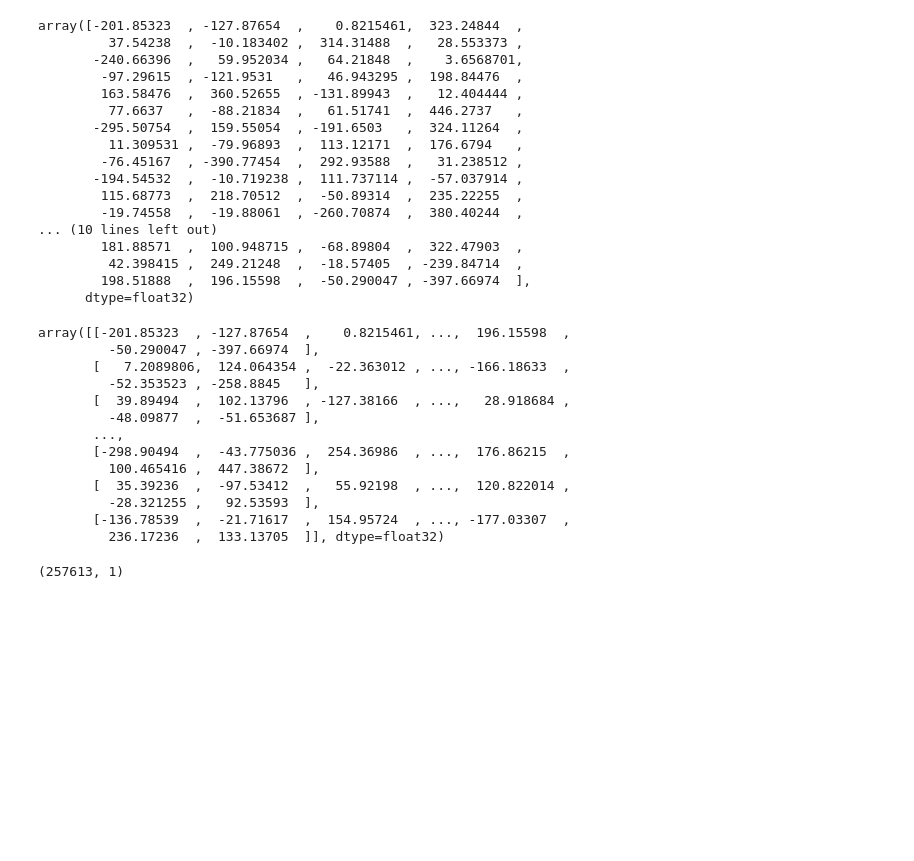
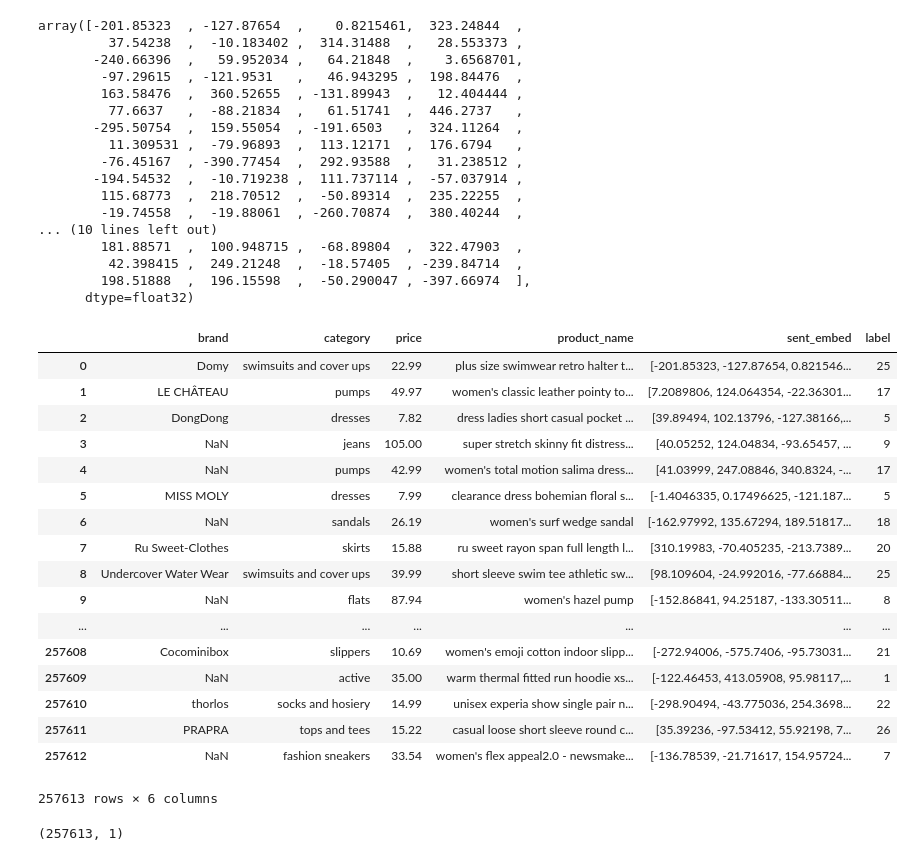
Before and after one commit to spartanrein/ecommerce, a Jupyter notebook: FastText.ipynb, the cells around one changed output. Drawn from its saved outputs; the diff is of its cells as text; code cells hidden in the pictures; blank space fills up the shorter version.

```diff
--- a/FastText.ipynb
+++ b/FastText.ipynb
@@ -7,6 +7,6 @@ import numpy as np
 # %%
 df = pd.read_csv('amazon_embeddings_ver2.csv')
 # %%
-#df.head(10)
+df.shape
 #df.drop(columns = 'Unnamed: 0',inplace = True)
-df.drop(columns = 'sent_embed',inplace =True)
+#df.drop(columns = 'sent_embed',inplace =True)
@@ -25,5 +27,3 @@ for i in set(df.category):
 #concatenate the dataset
 df = pd.concat(l)
 df = df[df.category.notnull()]
-# %%
-df = shuffle(df, random_state = 100)
@@ -141,22 +130,27 @@ from sklearn.neighbors import KNeighborsClassifier
 #Separate Data into X and y:
 X = np.array(df.sent_embed.tolist())
 y = df['label']
-# %%
-X
-# %% [output]
-array([[-201.85323  , -127.87654  ,    0.8215461, ...,  196.15598  ,
-         -50.290047 , -397.66974  ],
-       [   7.2089806,  124.064354 ,  -22.363012 , ..., -166.18633  ,
-         -52.353523 , -258.8845   ],
-       [  39.89494  ,  102.13796  , -127.38166  , ...,   28.918684 ,
-         -48.09877  ,  -51.653687 ],
-       ...,
-       [-298.90494  ,  -43.775036 ,  254.36986  , ...,  176.86215  ,
-         100.465416 ,  447.38672  ],
-       [  35.39236  ,  -97.53412  ,   55.92198  , ...,  120.822014 ,
-         -28.321255 ,   92.53593  ],
-       [-136.78539  ,  -21.71617  ,  154.95724  , ..., -177.03307  ,
-         236.17236  ,  133.13705  ]], dtype=float32)
+# %%
+df
+# %% [output]
+|  | brand | category | price | product_name | sent_embed | label |
+| 0 | Domy | swimsuits and cover ups | 22.99 | plus size swimwear retro halter t... | [-201.85323, -127.87654, 0.821546... | 25 |
+| 1 | LE CHÂTEAU | pumps | 49.97 | women's classic leather pointy to... | [7.2089806, 124.064354, -22.36301... | 17 |
+| 2 | DongDong | dresses | 7.82 | dress ladies short casual pocket ... | [39.89494, 102.13796, -127.38166,... | 5 |
+| 3 | NaN | jeans | 105.00 | super stretch skinny fit distress... | [40.05252, 124.04834, -93.65457, ... | 9 |
+| 4 | NaN | pumps | 42.99 | women's total motion salima dress... | [41.03999, 247.08846, 340.8324, -... | 17 |
+| 5 | MISS MOLY | dresses | 7.99 | clearance dress bohemian floral s... | [-1.4046335, 0.17496625, -121.187... | 5 |
+| 6 | NaN | sandals | 26.19 | women's surf wedge sandal | [-162.97992, 135.67294, 189.51817... | 18 |
+| 7 | Ru Sweet-Clothes | skirts | 15.88 | ru sweet rayon span full length l... | [310.19983, -70.405235, -213.7389... | 20 |
+| 8 | Undercover Water Wear | swimsuits and cover ups | 39.99 | short sleeve swim tee athletic sw... | [98.109604, -24.992016, -77.66884... | 25 |
+| 9 | NaN | flats | 87.94 | women's hazel pump | [-152.86841, 94.25187, -133.30511... | 8 |
+| ... | ... | ... | ... | ... | ... | ... |
+| 257608 | Cocominibox | slippers | 10.69 | women's emoji cotton indoor slipp... | [-272.94006, -575.7406, -95.73031... | 21 |
+| 257609 | NaN | active | 35.00 | warm thermal fitted run hoodie xs... | [-122.46453, 413.05908, 95.98117,... | 1 |
+| 257610 | thorlos | socks and hosiery | 14.99 | unisex experia show single pair n... | [-298.90494, -43.775036, 254.3698... | 22 |
+| 257611 | PRAPRA | tops and tees | 15.22 | casual loose short sleeve round c... | [35.39236, -97.53412, 55.92198, 7... | 26 |
+| 257612 | NaN | fashion sneakers | 33.54 | women's flex appeal2.0 - newsmake... | [-136.78539, -21.71617, 154.95724... | 7 |
+257613 rows × 6 columns
 # %%
 y = y.values.reshape(-1,1)
 y.shape
```
Also changed, not shown: parts of 6 cells of this notebook, 1 other file.
